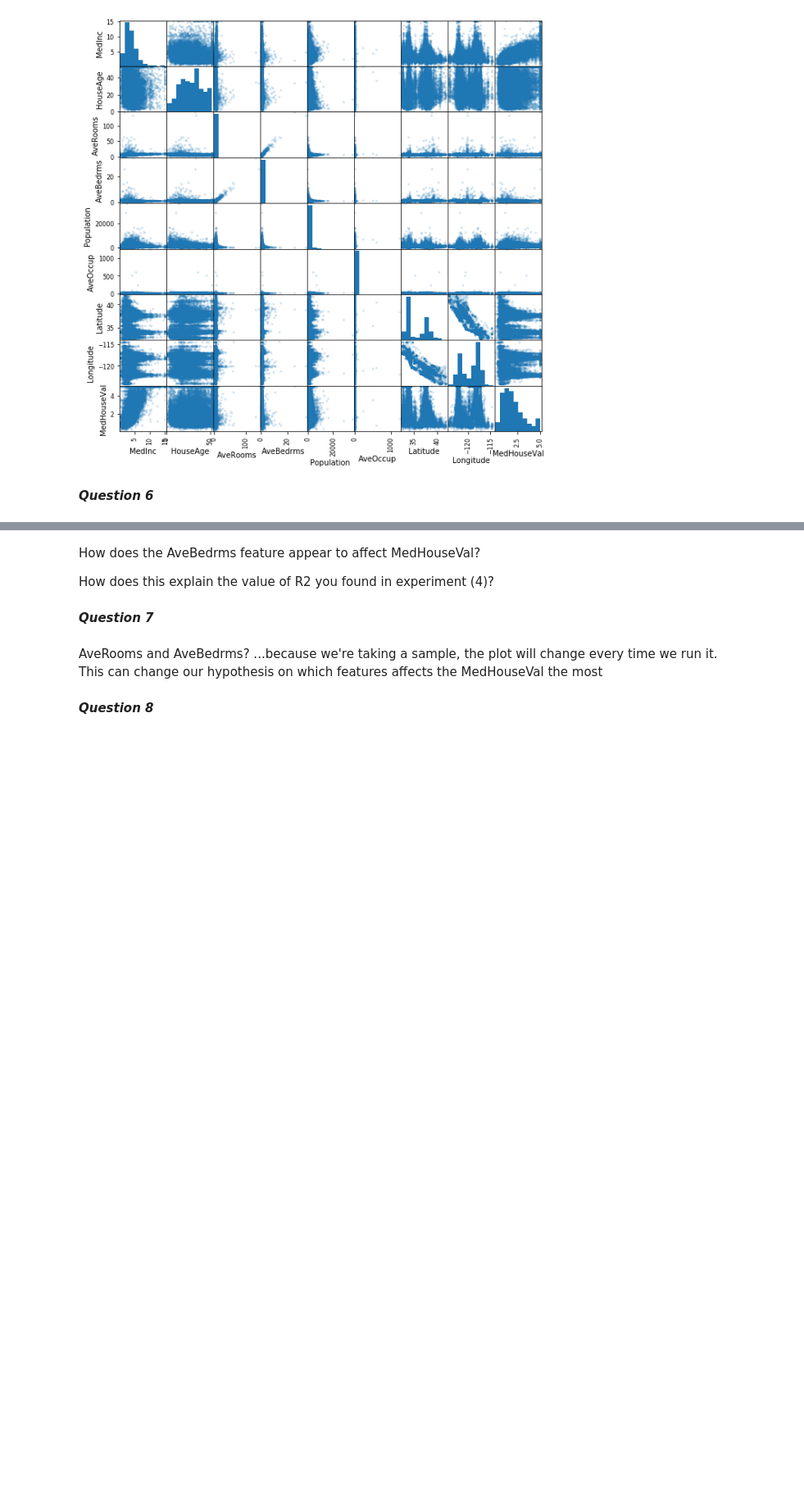
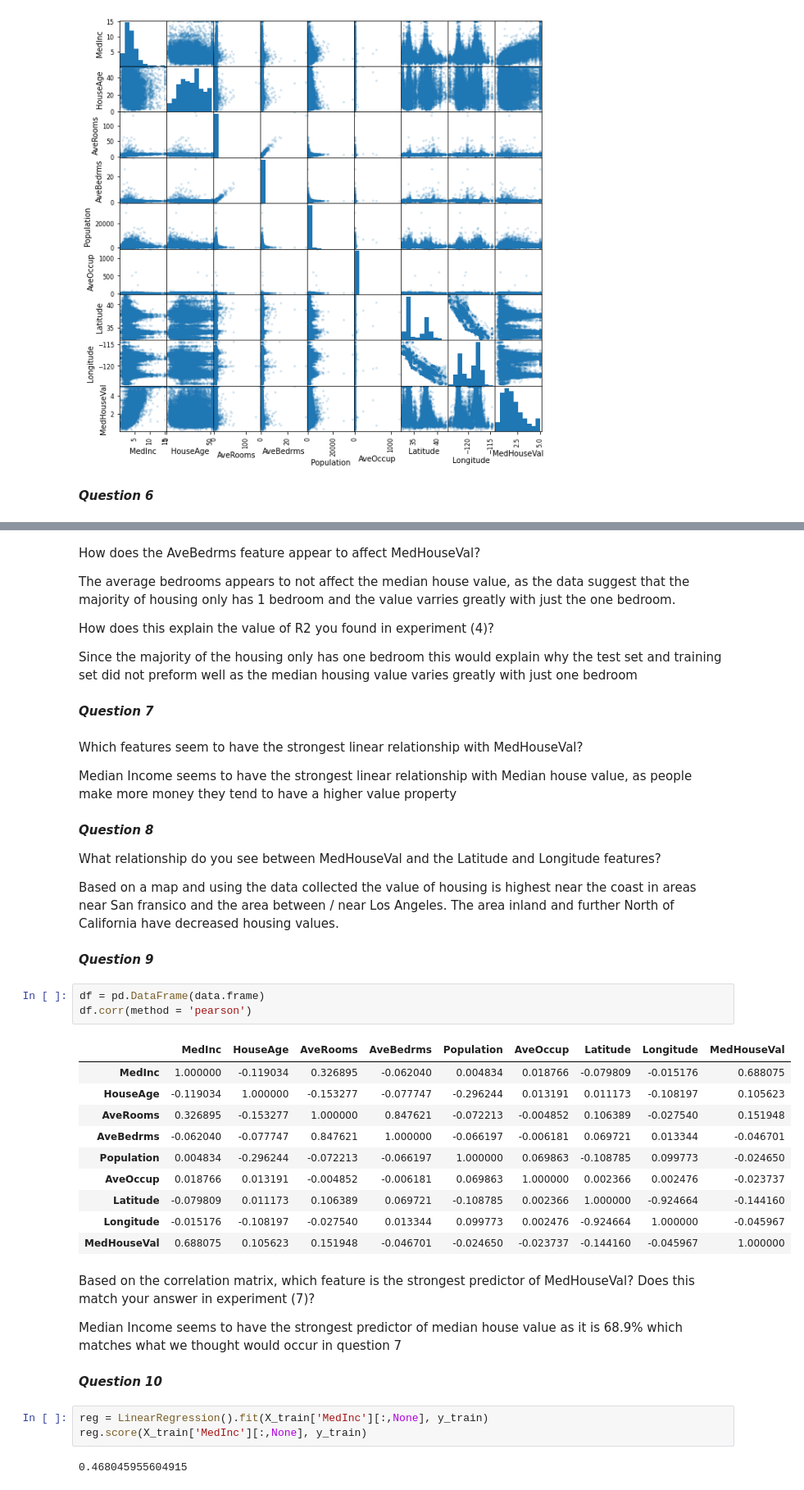
Before and after one commit to naokishami/Classwork, a Jupyter notebook: 483 - Machine Learning/correlationAndRegularization.ipynb, the cells around one changed output, grey strips where cells are left out. Shown: that part at 82% size. Drawn from its saved outputs; the diff is of its cells as text; blank space fills up the shorter version.

```diff
--- a/483 - Machine Learning/correlationAndRegularization.ipynb
+++ b/483 - Machine Learning/correlationAndRegularization.ipynb
@@ -72,10 +83,50 @@ pd.plotting.scatter_matrix(data.frame.sample(frac = 0.01), alpha=0.2, figsize =
 # %% [markdown]
 How does the AveBedrms feature appear to affect MedHouseVal?
 
+The average bedrooms appears to not affect the median house value, as the data suggest that the majority of housing only has 1 bedroom and the value varries greatly with just the one bedroom.
+
 How does this explain the value of R2 you found in experiment (4)?
+
+Since the majority of the housing only has one bedroom this would explain why the test set and training set did not preform well as the median housing value varies greatly with just one bedroom
 # %% [markdown]
 ***Question 7***
 # %% [markdown]
-AveRooms and AveBedrms? ...because we're taking a sample, the plot will change every time we run it. This can change our hypothesis on which features affects the MedHouseVal the most
+Which features seem to have the strongest linear relationship with MedHouseVal?
+
+Median Income seems to have the strongest linear relationship with Median house value, as people make more money they tend to have a higher value property
 # %% [markdown]
 ***Question 8***
+
+What relationship do you see between MedHouseVal and the Latitude and Longitude features?
+
+Based on a map and using the data collected the value of housing is highest near the coast in areas near San fransico and the
+area between / near Los Angeles. The area inland and further North of California have decreased housing values.
+# %% [markdown]
+***Question 9***
+# %%
+df = pd.DataFrame(data.frame)
+df.corr(method = 'pearson')
+# %% [output]
+|  | MedInc | HouseAge | AveRooms | AveBedrms | Population | AveOccup | Latitude | Longitude | MedHouseVal |
+| MedInc | 1.000000 | -0.119034 | 0.326895 | -0.062040 | 0.004834 | 0.018766 | -0.079809 | -0.015176 | 0.688075 |
+| HouseAge | -0.119034 | 1.000000 | -0.153277 | -0.077747 | -0.296244 | 0.013191 | 0.011173 | -0.108197 | 0.105623 |
+| AveRooms | 0.326895 | -0.153277 | 1.000000 | 0.847621 | -0.072213 | -0.004852 | 0.106389 | -0.027540 | 0.151948 |
+| AveBedrms | -0.062040 | -0.077747 | 0.847621 | 1.000000 | -0.066197 | -0.006181 | 0.069721 | 0.013344 | -0.046701 |
+| Population | 0.004834 | -0.296244 | -0.072213 | -0.066197 | 1.000000 | 0.069863 | -0.108785 | 0.099773 | -0.024650 |
+| AveOccup | 0.018766 | 0.013191 | -0.004852 | -0.006181 | 0.069863 | 1.000000 | 0.002366 | 0.002476 | -0.023737 |
+| Latitude | -0.079809 | 0.011173 | 0.106389 | 0.069721 | -0.108785 | 0.002366 | 1.000000 | -0.924664 | -0.144160 |
+| Longitude | -0.015176 | -0.108197 | -0.027540 | 0.013344 | 0.099773 | 0.002476 | -0.924664 | 1.000000 | -0.045967 |
+| MedHouseVal | 0.688075 | 0.105623 | 0.151948 | -0.046701 | -0.024650 | -0.023737 | -0.144160 | -0.045967 | 1.000000 |
+# %% [markdown]
+Based on the correlation matrix, which feature is the strongest predictor of MedHouseVal? Does this match your answer in
+experiment (7)?
+
+Median Income seems to have the strongest predictor of median house value as it is 68.9% which matches what we thought
+would occur in question 7
+# %% [markdown]
+***Question 10***
+# %%
+reg = LinearRegression().fit(X_train['MedInc'][:,None], y_train)
+reg.score(X_train['MedInc'][:,None], y_train)
+# %% [output]
+0.468045955604915
```
Also changed, not shown: parts of 15 cells of this notebook.
